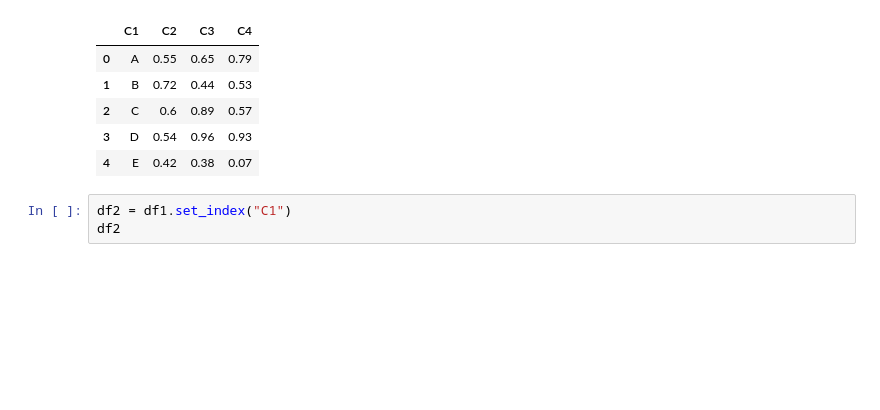
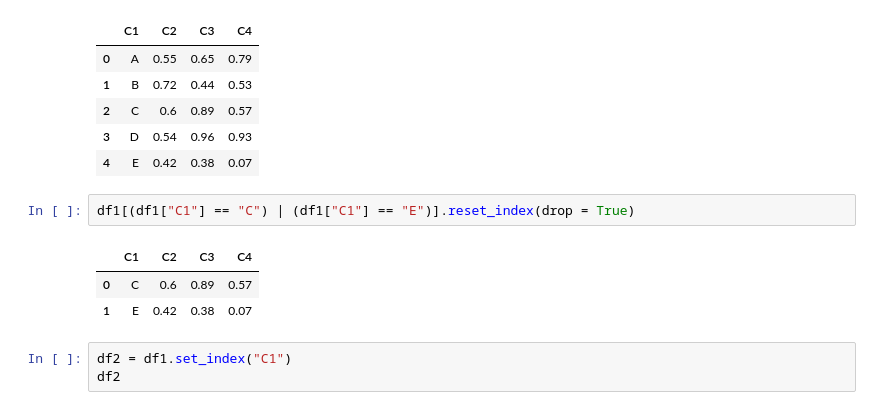
Before and after one commit to annakimm/TIL, a Jupyter notebook: dss/pandas/05_DataFrame_index_change.ipynb, the cells around one changed output. Saved outputs shown, nothing was run; the diff lists cells and outputs as text; blank space fills up the shorter version.

```diff
--- a/dss/pandas/05_DataFrame_index_change.ipynb
+++ b/dss/pandas/05_DataFrame_index_change.ipynb
@@ -19,6 +19,12 @@ df1
 | 2 | C | 0.6 | 0.89 | 0.57 |
 | 3 | D | 0.54 | 0.96 | 0.93 |
 | 4 | E | 0.42 | 0.38 | 0.07 |
+# %%
+df1[(df1["C1"] == "C") | (df1["C1"] == "E")].reset_index(drop = True)
+# %% [output]
+|  | C1 | C2 | C3 | C4 |
+| 0 | C | 0.6 | 0.89 | 0.57 |
+| 1 | E | 0.42 | 0.38 | 0.07 |
 # %%
 df2 = df1.set_index("C1")
 df2
```
